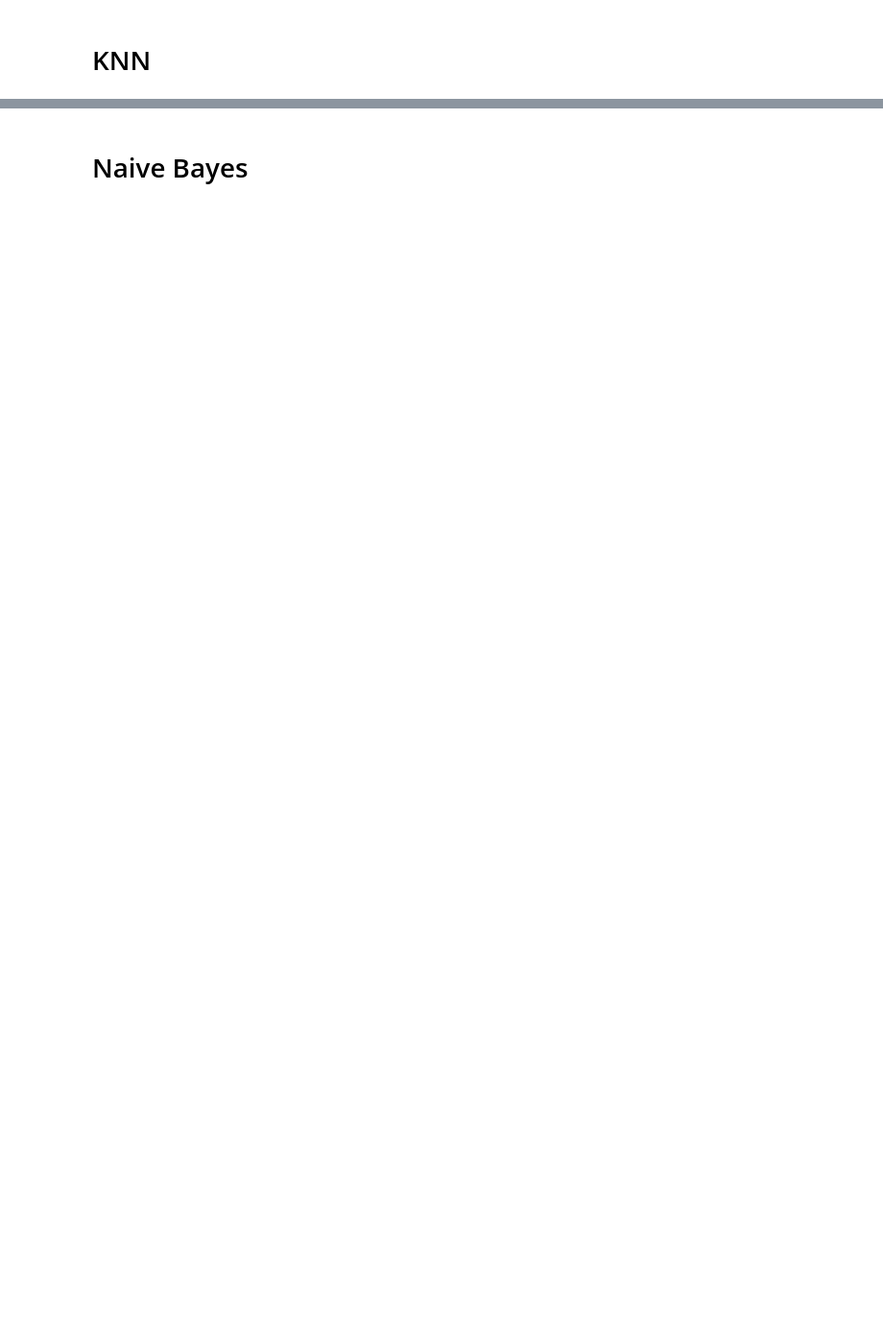
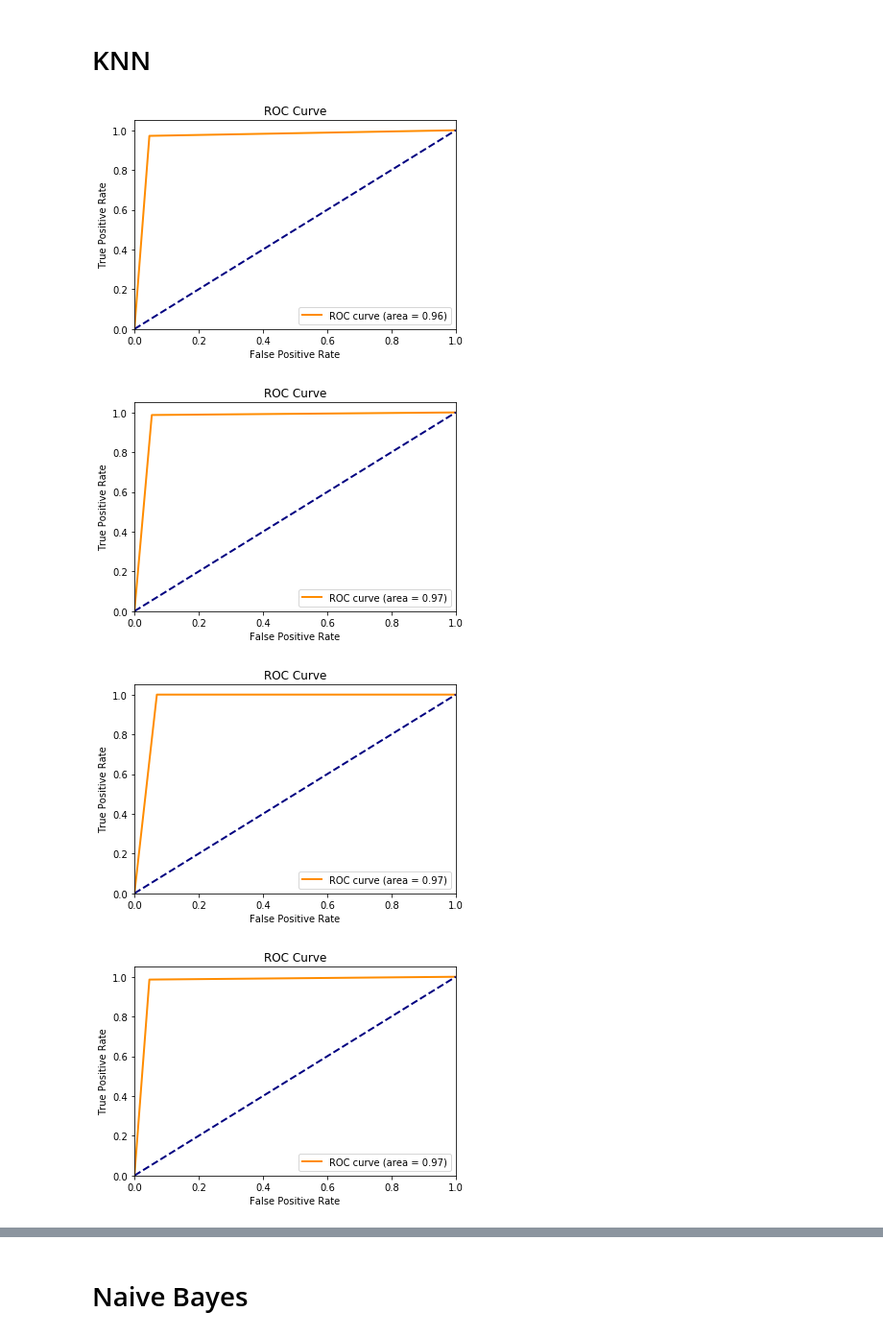
Before and after one commit to RodrigoValentim2/Regressao-classificacao07, a Jupyter notebook: Lista 07.ipynb, the cells around one changed output, grey strips where cells are left out. Shown at 96% size. Drawn from its saved outputs; the diff is of its cells as text; code cells hidden in the pictures; blank space fills up the shorter version.

```diff
--- a/Lista 07.ipynb
+++ b/Lista 07.ipynb
@@ -264,36 +250,43 @@ print(np.mean(lg_Measure))
 # %%
 knn_acuracy = []
 knn_precision = []
 knn_recall = []
 knn_Measure = []
+knn_auc = []
 
-model_final = nb.KNeighborsClassifier();
-model_final.fit(X,y);
-y_pred_final = model_final.predict(X);
-rmse_final = np.sqrt(metrics.mean_squared_error(y,y_pred_final));
-mae_final = metrics.mean_absolute_error(y,y_pred_final);
 
-rmse_final, mae_final
-    knn_acuracy.append(metrics.accuracy_score(y_test, y_pred_final))
-    knn_precision.append(metrics.precision_score(y_test, y_pred_final ))
-    knn_recall.append(metrics.recall_score(y_test, y_pred_final))
-    knn_Measure.append(metrics.recall_score(y_test, y_pred_final ))
-    fpr, tpr, thr = metrics.roc_curve(y_test, y_pred_final )
-    roc = metrics.auc(fpr, tpr)
+for train_index, test_index in train.split(X):
+    X_train, X_test = X[train_index], X[test_index]
+    y_train, y_test = y[train_index], y[test_index]
+    modelCKnn = nb.KNeighborsClassifier();
+    modelCKnn.fit(X_train, y_train)
+    y_pred_cknn = modelCKnn.predict(X_test)
+    knn_acuracy.append(metrics.accuracy_score(y_test, y_pred_cknn))
+    knn_precision.append(metrics.precision_score(y_test, y_pred_cknn))
+    knn_recall.append(metrics.recall_score(y_test, y_pred_cknn))
+    knn_Measure.append(metrics.f1_score(y_test, y_pred_cknn))
+    fpr, tpr, thr = metrics.roc_curve(y_test, y_pred_cknn)
+    roc =  metrics.auc(fpr, tpr)
+    knn_auc.append(roc)
 
     plt.figure();
     plt.plot(fpr, tpr, color='darkorange',
     lw=2, label='ROC curve (area = %0.2f)' % roc)
     plt.plot([0, 1], [0, 1], color='navy', lw=2, linestyle='--')
     plt.xlim([0.0, 1.0])
     plt.ylim([0.0, 1.05])
     plt.xlabel('False Positive Rate')
     plt.ylabel('True Positive Rate')
     plt.title('ROC Curve')
     plt.legend(loc="lower right")
     plt.show()
-print( np.mean(knn_acuracy))
-print( np.mean(knn_precision))
-print( np.mean(knn_recall))
-print( np.mean(knn_Measure))
+print("Acurácia: ", np.mean(knn_acuracy))
+print("Precisão: ", np.mean(knn_precision))
+print("Recall: ", np.mean(knn_recall))
+print("F1: ", np.mean(knn_Measure))
+print("AUC: ", np.mean(knn_auc))
 # %% [output]
+[figure, added]
+[figure, added]
+[figure, added]
+[figure, added]
```
Also changed, not shown: parts of 18 cells of this notebook.
